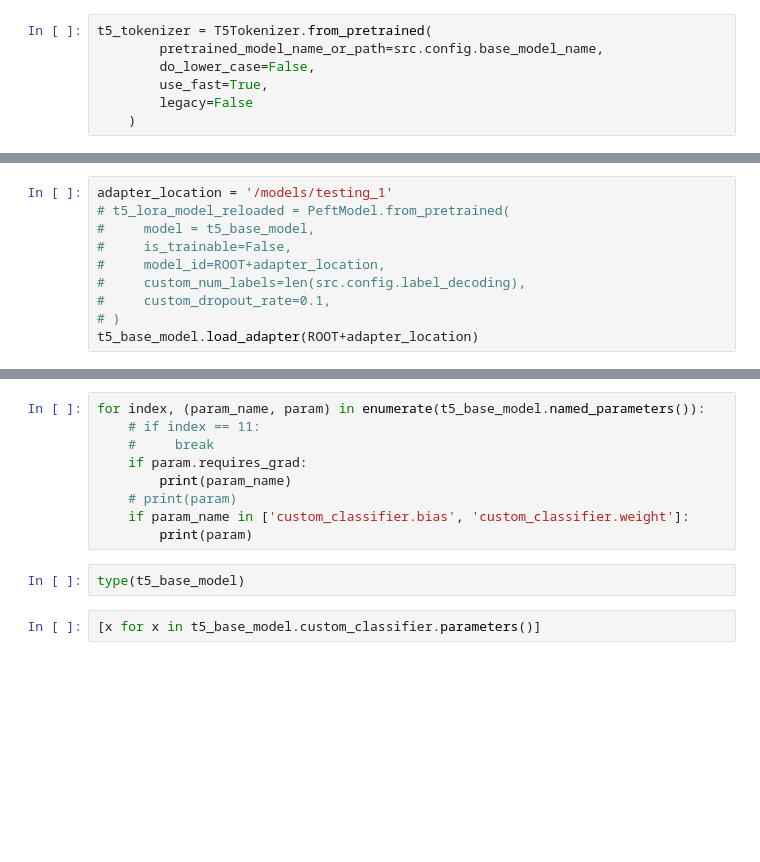
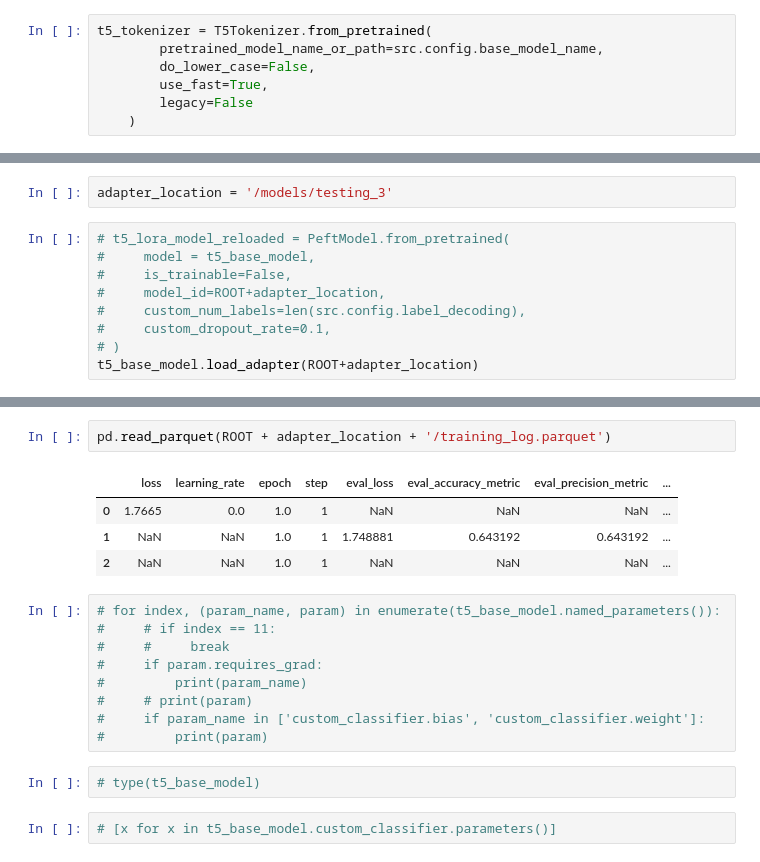
Before and after one commit to finnlueth/prottrans-t5-signalpeptide-prediction, a Jupyter notebook: notebooks/00_new_predict.ipynb, the cells around one changed output, grey strips where cells are left out. Drawn from its saved outputs; the diff is of its cells as text; blank space fills up the shorter version.

```diff
--- a/notebooks/00_new_predict.ipynb
+++ b/notebooks/00_new_predict.ipynb
@@ -54,5 +60,6 @@ t5_base_model = T5EncoderModelForTokenClassification.from_pretrained(
+# %%
+adapter_location = '/models/testing_3'
 # %%
-adapter_location = '/models/testing_1'
 # t5_lora_model_reloaded = PeftModel.from_pretrained(
 #     model = t5_base_model,
 #     is_trainable=False,
@@ -86,13 +144,20 @@ print(_res)
+# %%
+pd.read_parquet(ROOT + adapter_location + '/training_log.parquet')
+# %% [output]
+|  | loss | learning_rate | epoch | step | eval_loss | eval_accuracy_metric | eval_precision_metric | ... |
+| 0 | 1.7665 | 0.0 | 1.0 | 1 | NaN | NaN | NaN | ... |
+| 1 | NaN | NaN | 1.0 | 1 | 1.748881 | 0.643192 | 0.643192 | ... |
+| 2 | NaN | NaN | 1.0 | 1 | NaN | NaN | NaN | ... |
 # %%
-for index, (param_name, param) in enumerate(t5_base_model.named_parameters()):
-    # if index == 11:
-    #     break
-    if param.requires_grad:
-        print(param_name)
-    # print(param)
-    if param_name in ['custom_classifier.bias', 'custom_classifier.weight']:
-        print(param)
+# for index, (param_name, param) in enumerate(t5_base_model.named_parameters()):
+#     # if index == 11:
+#     #     break
+#     if param.requires_grad:
+#         print(param_name)
+#     # print(param)
+#     if param_name in ['custom_classifier.bias', 'custom_classifier.weight']:
+#         print(param)
-# %%
-type(t5_base_model)
+# %%
+# type(t5_base_model)
 # %%
-[x for x in t5_base_model.custom_classifier.parameters()]
+# [x for x in t5_base_model.custom_classifier.parameters()]
```
Also changed, not shown: parts of 12 cells of this notebook, 24 other files.
